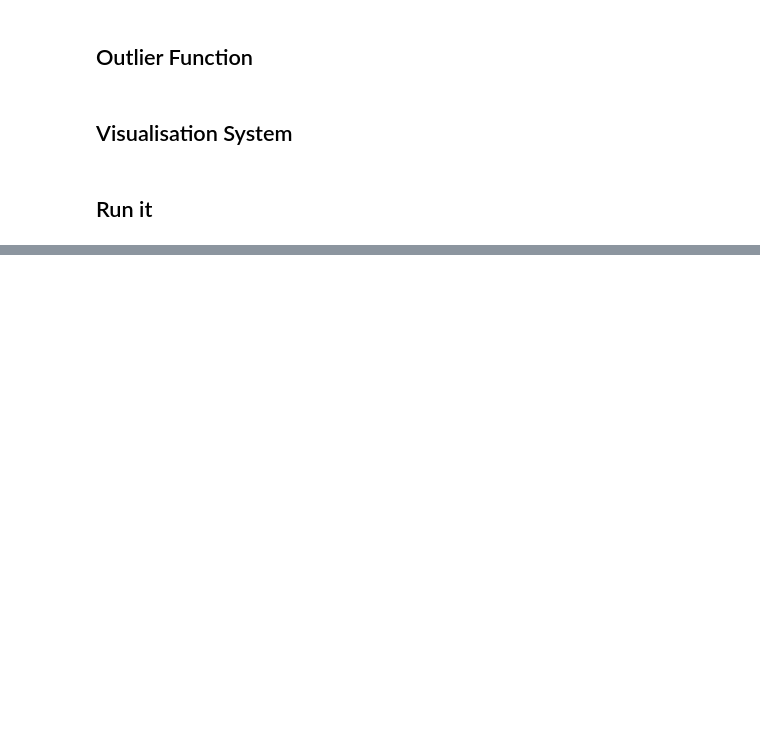
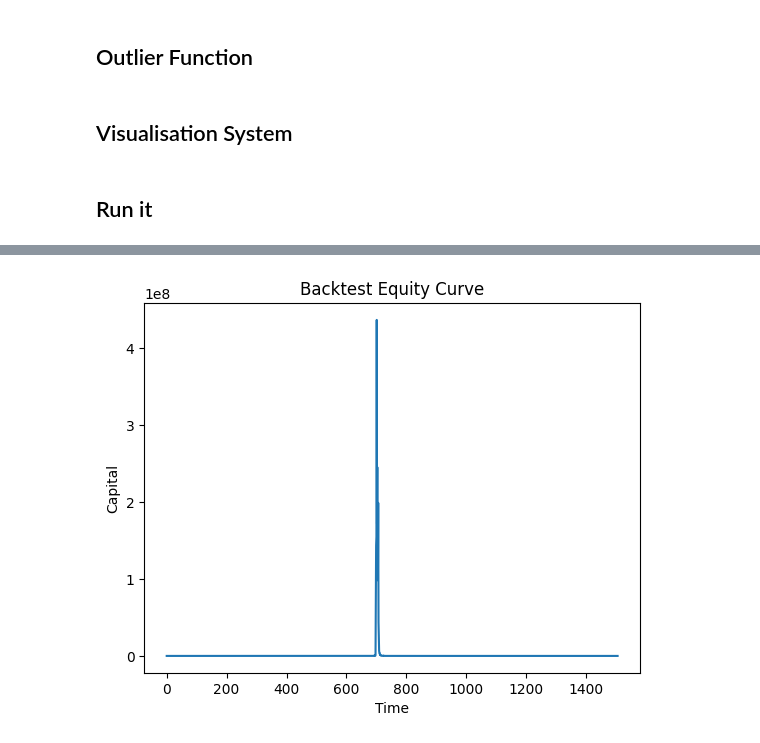
Before and after one commit to mcananym/SigFlowRL, a Jupyter notebook: sigflow_sim_Chatv2.ipynb, the cells around one changed output, grey strips where cells are left out. Drawn from its saved outputs; the diff is of its cells as text; code cells hidden in the pictures; blank space fills up the shorter version.

```diff
--- a/sigflow_sim_Chatv2.ipynb
+++ b/sigflow_sim_Chatv2.ipynb
@@ -321,0 +541,17 @@ Epoch 12 | Loss: 109.70292
+# %%
+def baseline_model(Y_train):
+
+    mean = Y_train.mean().item()
+
+    std = Y_train.std().item()
+
+    return mean, std
+
+
+def evaluate_baseline(mean, Y_test):
+
+    errors = Y_test.cpu().numpy() - mean
+
+    mse = np.mean(errors ** 2)
+
+    print("Baseline MSE:", mse)
@@ -591,0 +875,63 @@ Max magnitude: 75.48194
+# %%
+## Backtesting
+
+equity = simple_backtest(
+    flow,
+    X_test,
+    Y_test
+)
+
+plt.figure()
+
+plt.plot(equity)
+
+plt.title("Backtest Equity Curve")
+
+plt.xlabel("Time")
+
+plt.ylabel("Capital")
+
+plt.show()
+
+## Core risk metrics
+
+returns = compute_return_series(equity)
+
+print("\nPERFORMANCE METRICS")
+
+print("Expected return:", expected_return(returns))
+
+print("Volatility:", volatility(returns))
+
+print("Sharpe ratio:", sharpe_ratio(returns))
+
+print("Max drawdown:", max_drawdown(equity))
+
+## Value at risk
+
+var_95 = value_at_risk(
+    returns,
+    alpha=0.05
+)
+
+print("Value at Risk (95%):", var_95)
+
+## Expected shortfall
+
+cvar_95 = expected_shortfall(
+    returns,
+    alpha=0.05
+)
+
+print("Expected Shortfall (95%):", cvar_95)
+
+## Baseline model
+
+mean, std = baseline_model(Y_train)
+
+evaluate_baseline(
+    mean,
+    Y_test
+)
+# %% [output]
+[figure, added]
```
Also changed, not shown: parts of 41 cells of this notebook.
